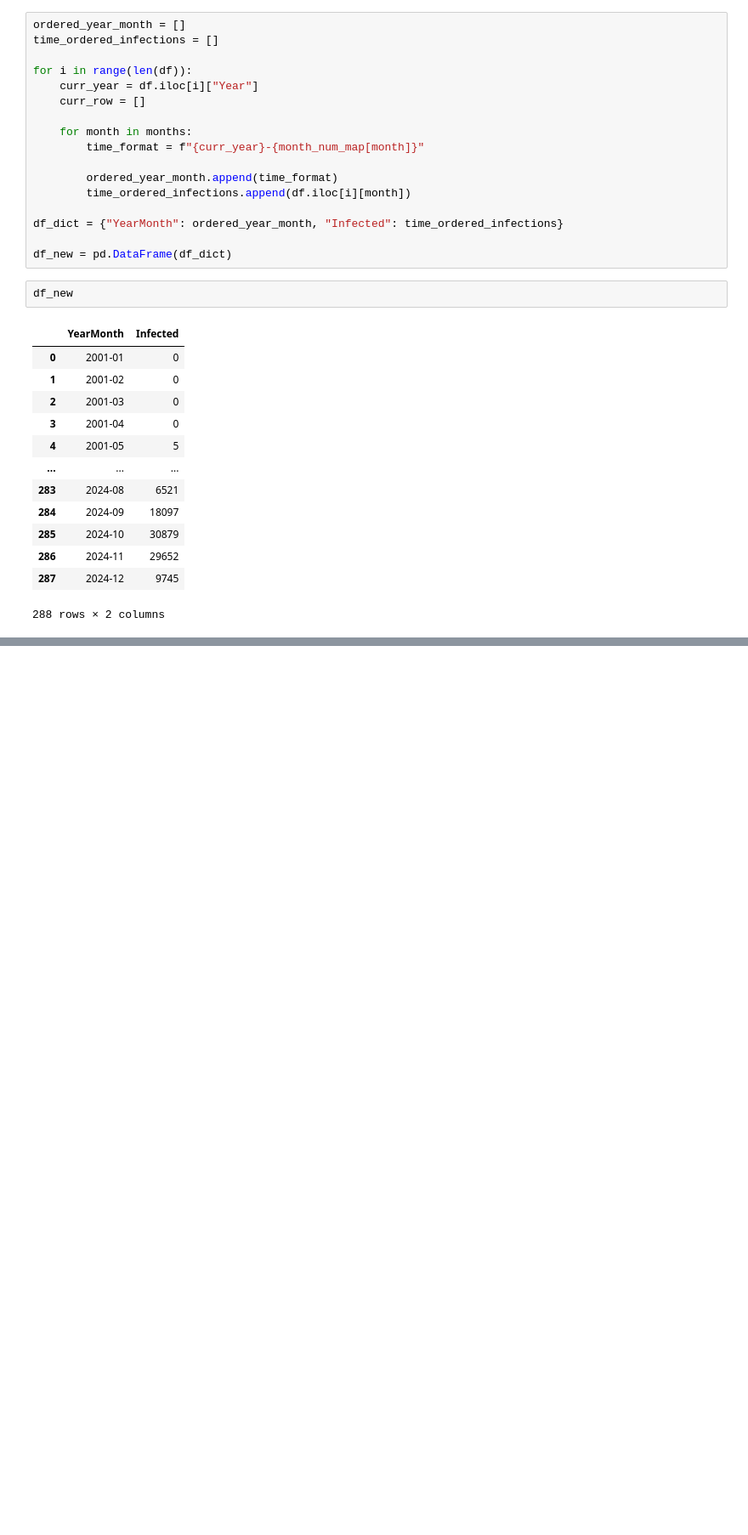
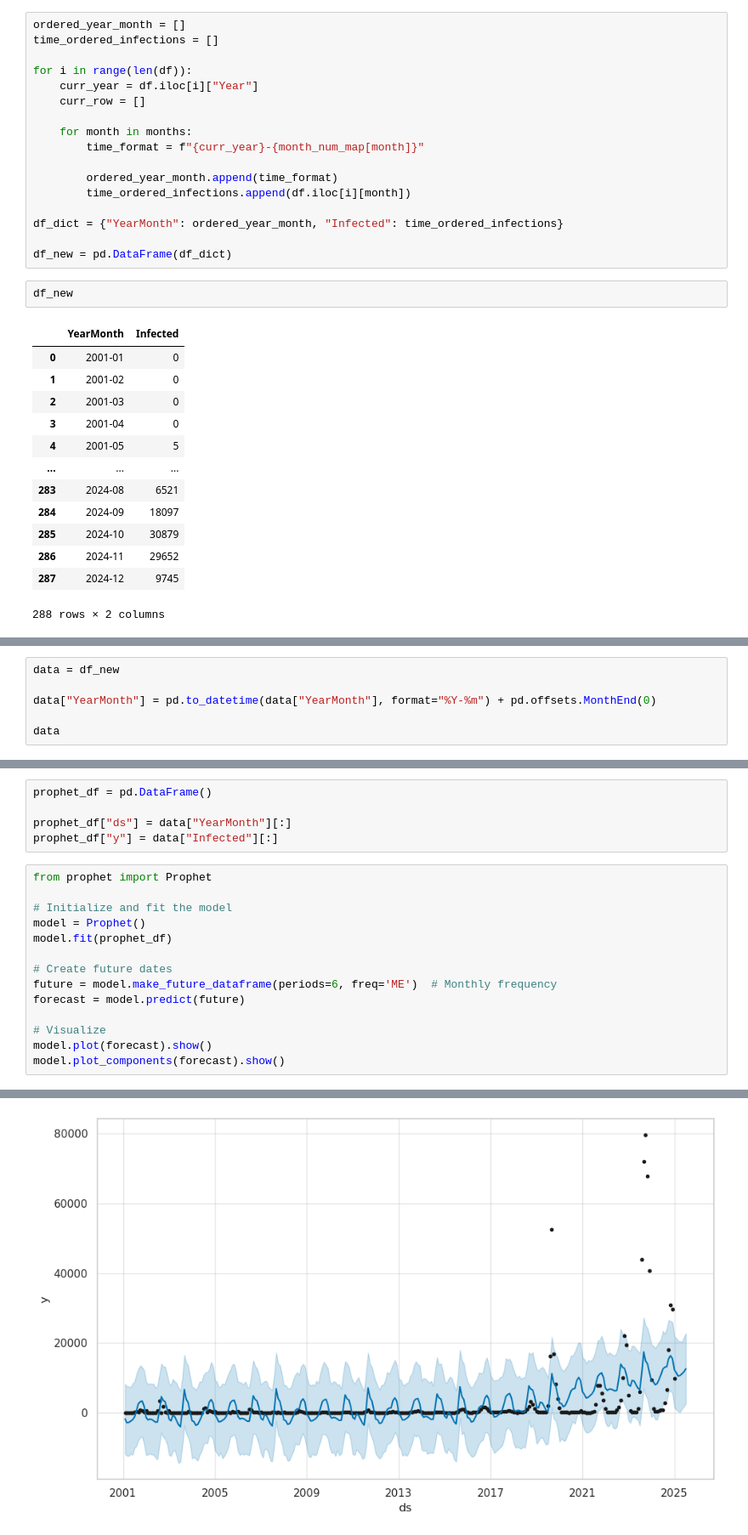
Before and after one commit to awnonbhowmik/DENV-Data-Analysis, a Jupyter notebook: predictive_analysis.ipynb, the cells around one changed output, grey strips where cells are left out. Shown at 85% size. Drawn from its saved outputs; the diff is of its cells as text; blank space fills up the shorter version.

Commit message:
Initial Prophet Model

```diff
--- a/predictive_analysis.ipynb
+++ b/predictive_analysis.ipynb
@@ -84,0 +87,6 @@ df_new.to_excel("./data/Dengue_Monthly_Infection_Cleaned_2001-2024.xlsx", index=
+# %%
+data = df_new
+
+data["YearMonth"] = pd.to_datetime(data["YearMonth"], format="%Y-%m") + pd.offsets.MonthEnd(0)
+
+data
@@ -84,0 +107,20 @@ df_new.to_excel("./data/Dengue_Monthly_Infection_Cleaned_2001-2024.xlsx", index=
+# %%
+prophet_df = pd.DataFrame()
+
+prophet_df["ds"] = data["YearMonth"][:]
+prophet_df["y"] = data["Infected"][:]
+# %%
+from prophet import Prophet
+
+# Initialize and fit the model
+model = Prophet()
+model.fit(prophet_df)
+
+# Create future dates
+future = model.make_future_dataframe(periods=6, freq='ME')  # Monthly frequency
+forecast = model.predict(future)
+
+# Visualize
+model.plot(forecast).show()
+model.plot_components(forecast).show()
+# %% [output]
@@ -84,0 +129 @@ df_new.to_excel("./data/Dengue_Monthly_Infection_Cleaned_2001-2024.xlsx", index=
+[figure, added]
```
Also changed, not shown: parts of 5 cells of this notebook.
